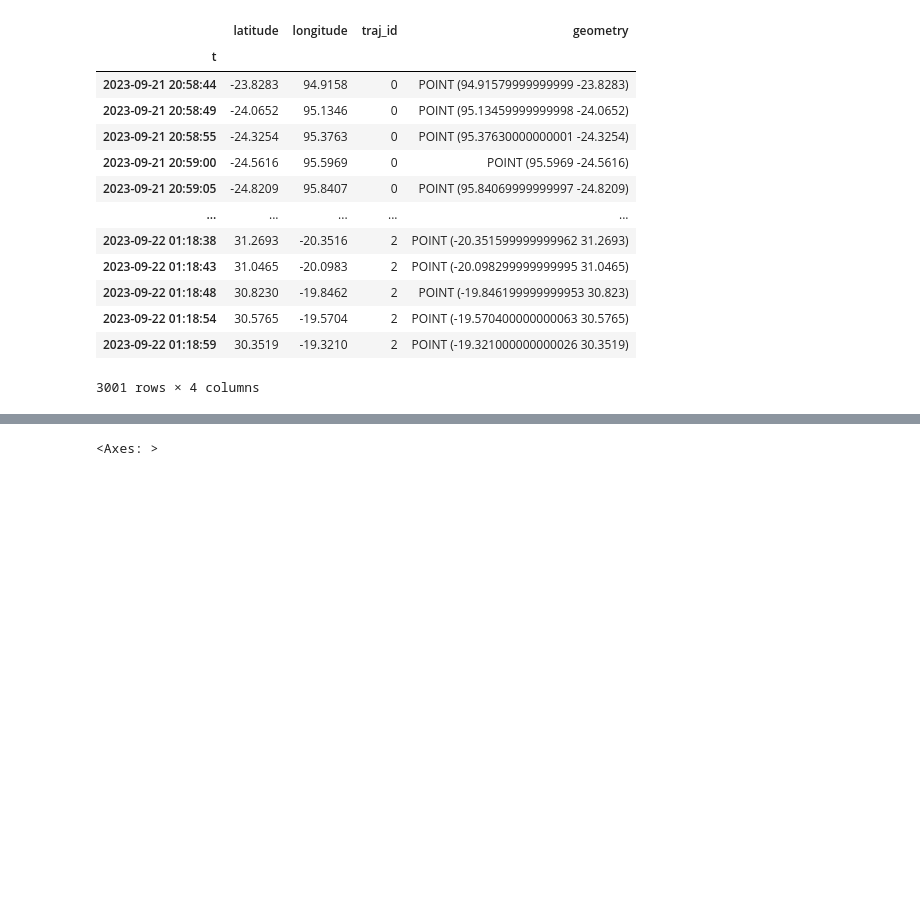
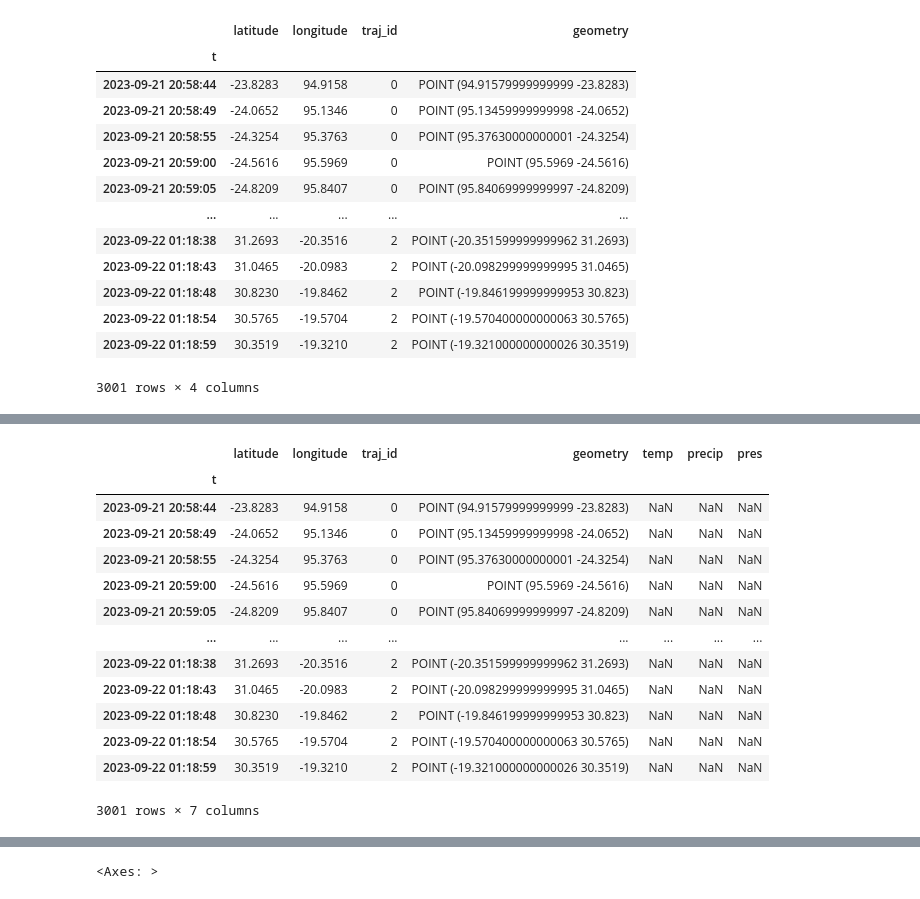
Before and after one commit to cindyy-chen/iss_movement, a Jupyter notebook: Jan_2024_Tracking_the_International_Space_Station_Project.ipynb, the cells around one changed output, grey strips where cells are left out. Saved outputs shown, nothing was run; the diff lists cells and outputs as text; code cells hidden in the pictures; blank space fills up the shorter version.

```diff
--- a/Jan_2024_Tracking_the_International_Space_Station_Project.ipynb
+++ b/Jan_2024_Tracking_the_International_Space_Station_Project.ipynb
@@ -227,0 +316,18 @@ df
+# %%
+df[df==-9999.0] = np.nan
+df
+# %% [output]
+|  | latitude | longitude | traj_id | geometry | temp | precip | pres |
+| t |  |  |  |  |  |  |  |
+| 2023-09-21 20:58:44 | -23.8283 | 94.9158 | 0 | POINT (94.91579999999999 -23.8283) | NaN | NaN | NaN |
+| 2023-09-21 20:58:49 | -24.0652 | 95.1346 | 0 | POINT (95.13459999999998 -24.0652) | NaN | NaN | NaN |
+| 2023-09-21 20:58:55 | -24.3254 | 95.3763 | 0 | POINT (95.37630000000001 -24.3254) | NaN | NaN | NaN |
+| 2023-09-21 20:59:00 | -24.5616 | 95.5969 | 0 | POINT (95.5969 -24.5616) | NaN | NaN | NaN |
+| 2023-09-21 20:59:05 | -24.8209 | 95.8407 | 0 | POINT (95.84069999999997 -24.8209) | NaN | NaN | NaN |
+| ... | ... | ... | ... | ... | ... | ... | ... |
+| 2023-09-22 01:18:38 | 31.2693 | -20.3516 | 2 | POINT (-20.351599999999962 31.2693) | NaN | NaN | NaN |
+| 2023-09-22 01:18:43 | 31.0465 | -20.0983 | 2 | POINT (-20.098299999999995 31.0465) | NaN | NaN | NaN |
+| 2023-09-22 01:18:48 | 30.8230 | -19.8462 | 2 | POINT (-19.846199999999953 30.823) | NaN | NaN | NaN |
+| 2023-09-22 01:18:54 | 30.5765 | -19.5704 | 2 | POINT (-19.570400000000063 30.5765) | NaN | NaN | NaN |
+| 2023-09-22 01:18:59 | 30.3519 | -19.3210 | 2 | POINT (-19.321000000000026 30.3519) | NaN | NaN | NaN |
+3001 rows × 7 columns
```
Also changed, not shown: parts of 44 cells of this notebook.
